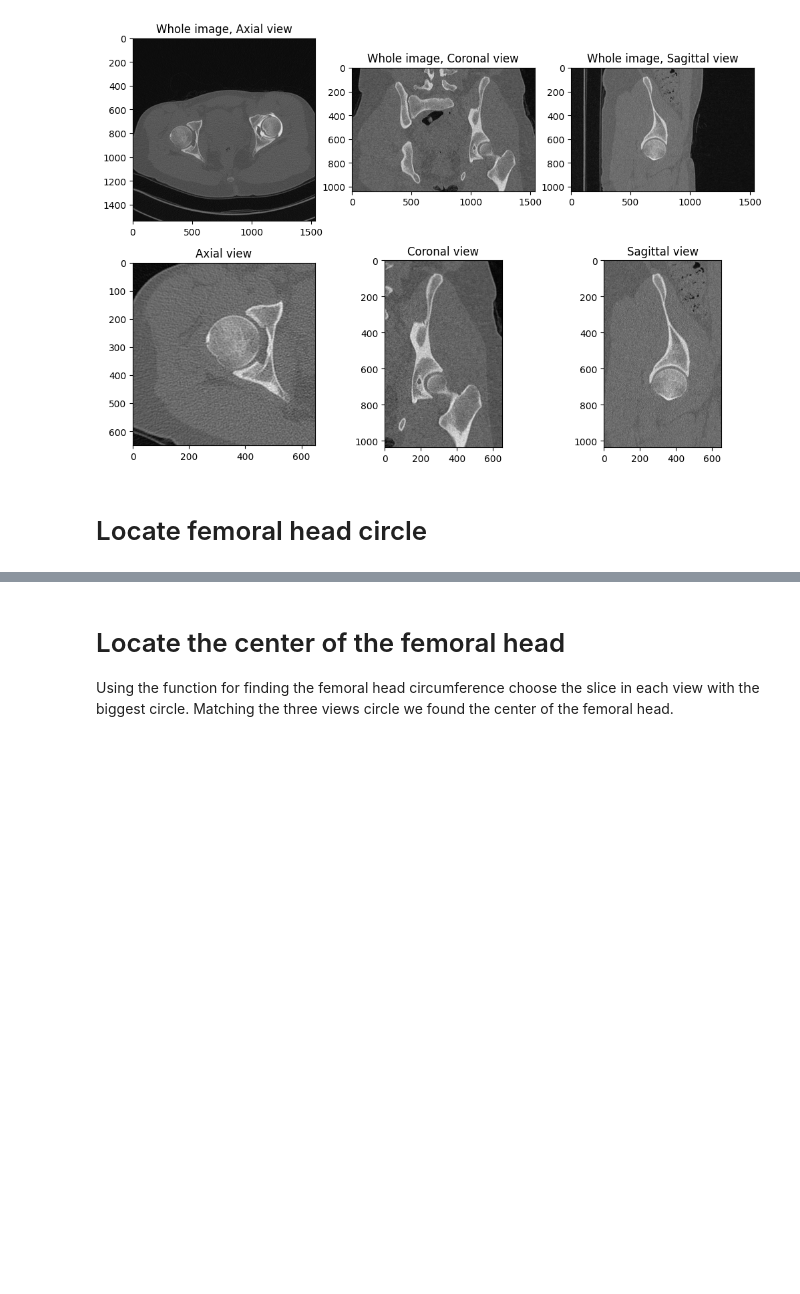
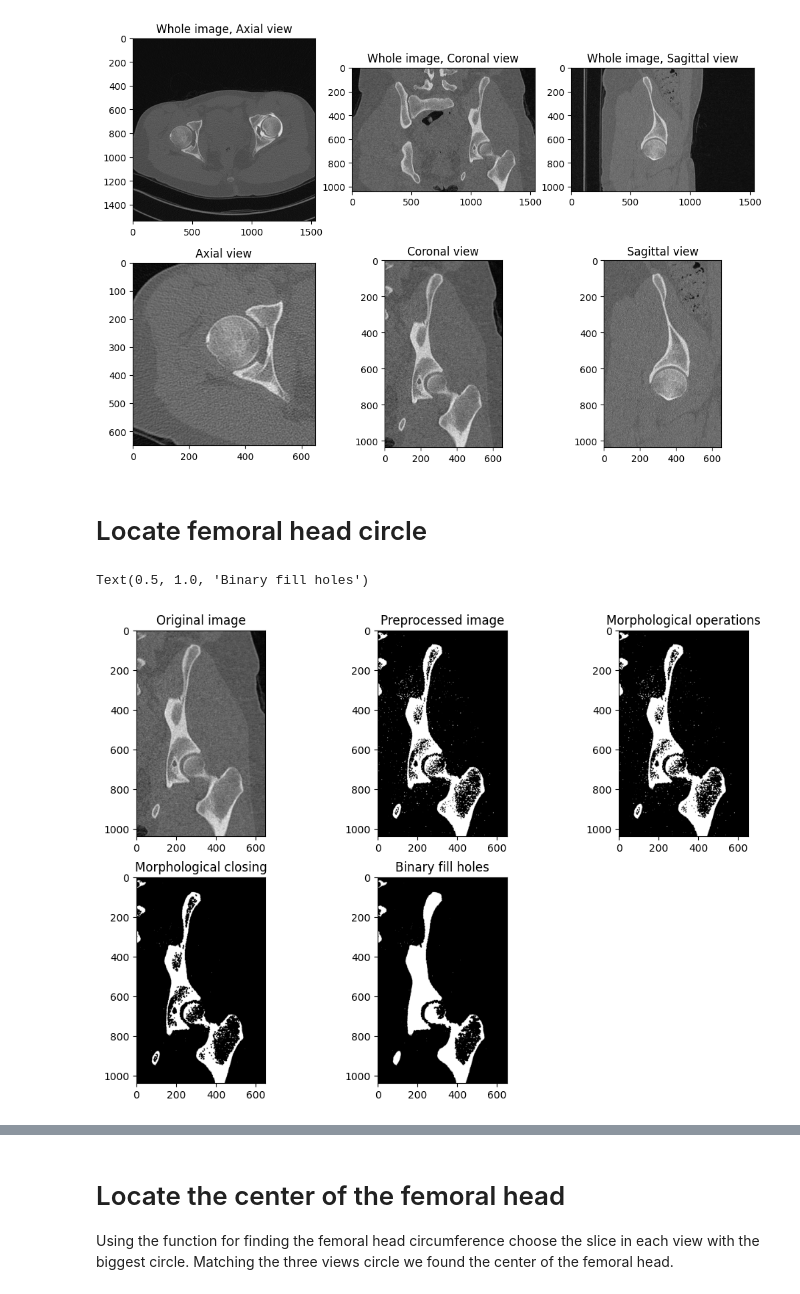
Before and after one commit to Sentz98/FemoralHeadSegmentation, a Jupyter notebook: assignement.ipynb, the cells around one changed output, grey strips where cells are left out. Drawn from its saved outputs; the diff is of its cells as text; code cells hidden in the pictures; blank space fills up the shorter version.

```diff
--- a/assignement.ipynb
+++ b/assignement.ipynb
@@ -89,7 +89,9 @@ plt.show()
 # %% [markdown]
 # Locate femoral head circle
 # %%
-def preprocess(image):
+from scipy import ndimage
+
+def preprocess(image, verbose=False):
 
     #apply median filter to reduce noise to coronal view
     preprocessed_image = cv2.GaussianBlur(image,(3,3),0.5)
@@ -105,11 +107,46 @@ def preprocess(image):
     thresh1 = thresh1.astype(np.uint8)
 
     #use erosion and dilation
-    kernel = np.ones((3,3),np.uint8)
-    thresh1 = cv2.erode(thresh1,kernel,iterations = 1)
-    thresh1 = cv2.dilate(thresh1,kernel,iterations = 1)
+    morph = cv2.morphologyEx(thresh1, cv2.MORPH_CLOSE, np.ones((3,3),np.uint8), iterations=1)
 
+    # Perform morphological closing to fill holes
+    closed = cv2.morphologyEx(morph, cv2.MORPH_ERODE, np.ones((3,3),np.uint8), iterations=1)
 
-    return thresh1
+    dil = cv2.morphologyEx(thresh1, cv2.MORPH_DILATE, np.ones((3,3),np.uint8), iterations=1)
+    fill = ndimage.binary_fill_holes(dil)
+    fill = fill.astype(np.uint8)
+    fill = cv2.morphologyEx(fill, cv2.MORPH_ERODE, np.ones((3,3),np.uint8), iterations=2)
+    fill = fill.astype(np.uint8)
+
+    if verbose:
+        return thresh1, morph, closed, fill
+    else:
+        return fill
+# %%
+scan, morph, closed, fill = preprocess(coronal_roi, True)
+
+plt.figure(figsize=(12, 8))
+plt.subplot(2, 3, 1)
+plt.imshow(coronal_roi, cmap='gray')
+plt.title('Original image')
+
+plt.subplot(2, 3, 2)
+plt.imshow(scan, cmap='gray')
+plt.title('Preprocessed image')
+
+plt.subplot(2, 3, 3)
+plt.imshow(morph, cmap='gray')
+plt.title('Morphological operations')
+
+plt.subplot(2, 3, 4)
+plt.imshow(closed, cmap='gray')
+plt.title('Morphological closing')
+
+plt.subplot(2, 3, 5)
+plt.imshow(fill, cmap='gray')
+plt.title('Binary fill holes')
+# %% [output]
+Text(0.5, 1.0, 'Binary fill holes')
+[figure, added]
 # %%
 def find_femoral_head(img):
```
Also changed, not shown: parts of 3 cells of this notebook.
